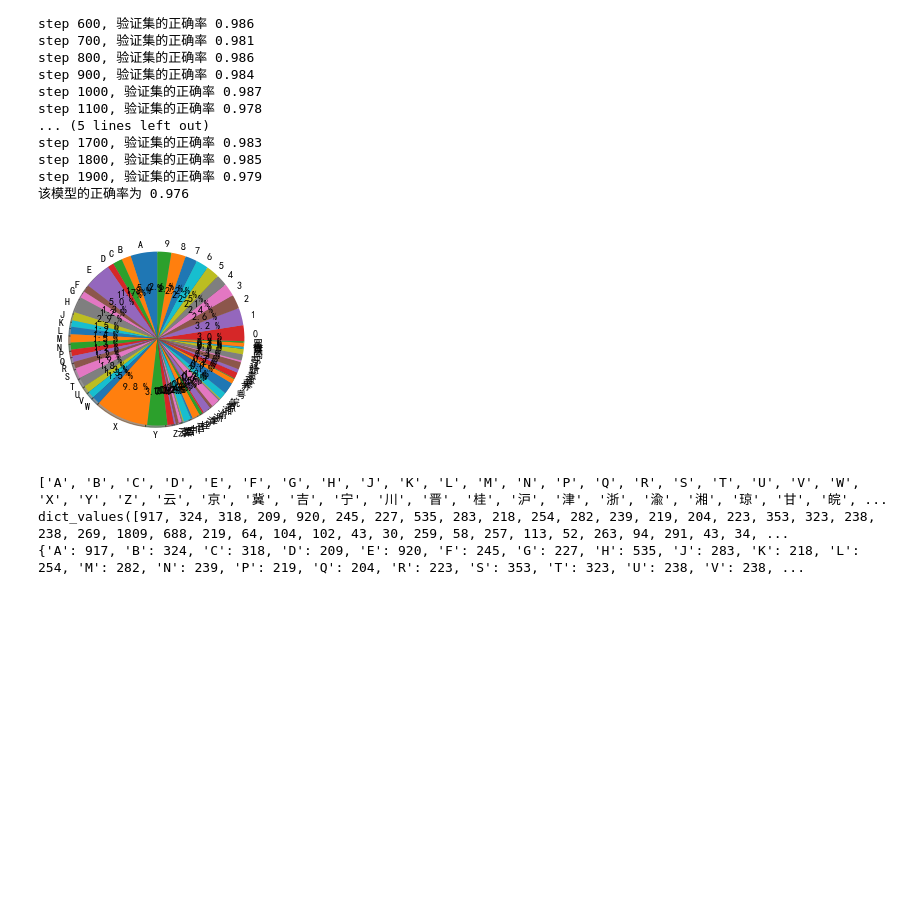
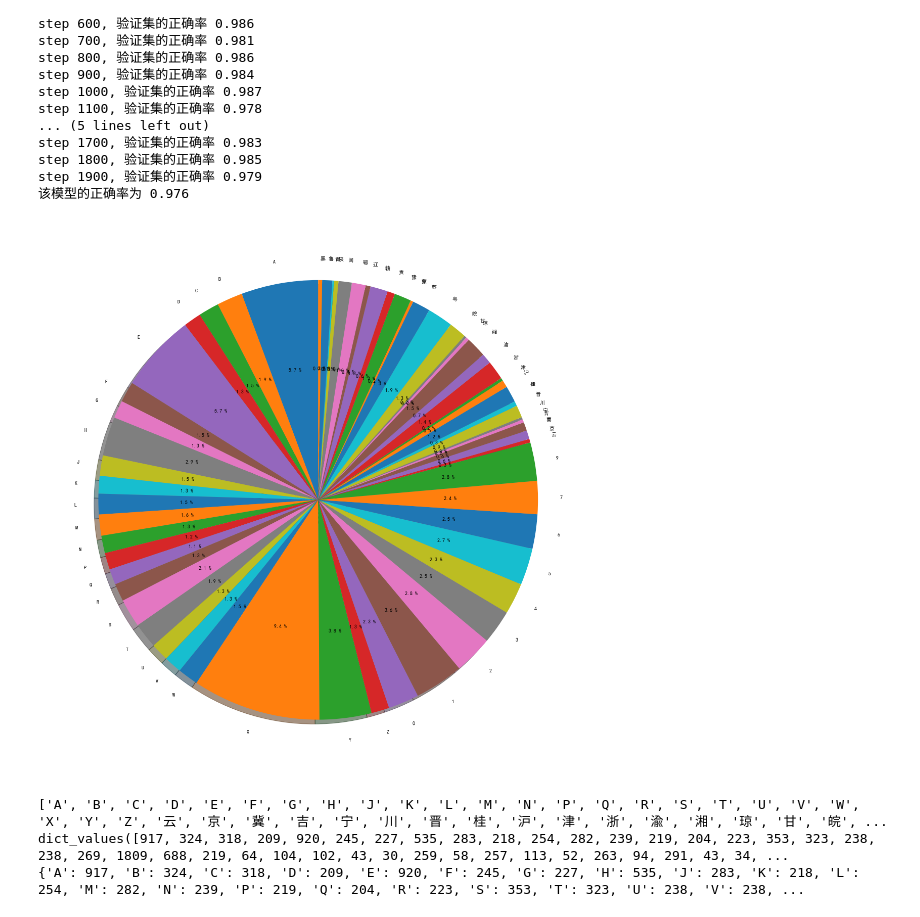
Before and after one commit to m-L-0/17b-zuoxin-2015, a Jupyter notebook: Vehicle_License_Plate_Recognition/code/main.ipynb, the cells around one changed output. Drawn from its saved outputs; the diff is of its cells as text; code cells hidden in the pictures; blank space fills up the shorter version.

```diff
--- a/Vehicle_License_Plate_Recognition/code/main.ipynb
+++ b/Vehicle_License_Plate_Recognition/code/main.ipynb
@@ -275,29 +275,30 @@ step 1900, 验证集的正确率 0.979
 # %%
 import matplotlib.pyplot as plt
 import numpy as np
 import os
 
 
 plt.rcParams['font.sans-serif'] = ['SimHei']
 root = os.pardir+os.sep+"car"+os.sep
 dict_num = {}
 for rt, dirs, files in os.walk(root):
     for f in files:
         p, lab = os.path.split(rt)
         if dict_num.get(lab) != None:
             dict_num[lab]+=1
         else:
             dict_num[lab]=0
 
 labels = dict_num.keys()
 fracs = [a/sum(dict_num.values()) for a in list(dict_num.values())]
 explode = np.zeros(len(dict_num.keys()))
+plt.figure(figsize=(20, 20))
 plt.axes(aspect=1)
 plt.pie(x=fracs, labels=labels, explode=explode, autopct='%3.1f %%',
         shadow=True, labeldistance=1.1, startangle=90, pctdistance=0.6)
 plt.show()
 # %% [output]
-[figure, old version]
+[figure, new version]
 # %%
 import matplotlib.pyplot as plt
 import numpy as np
```
